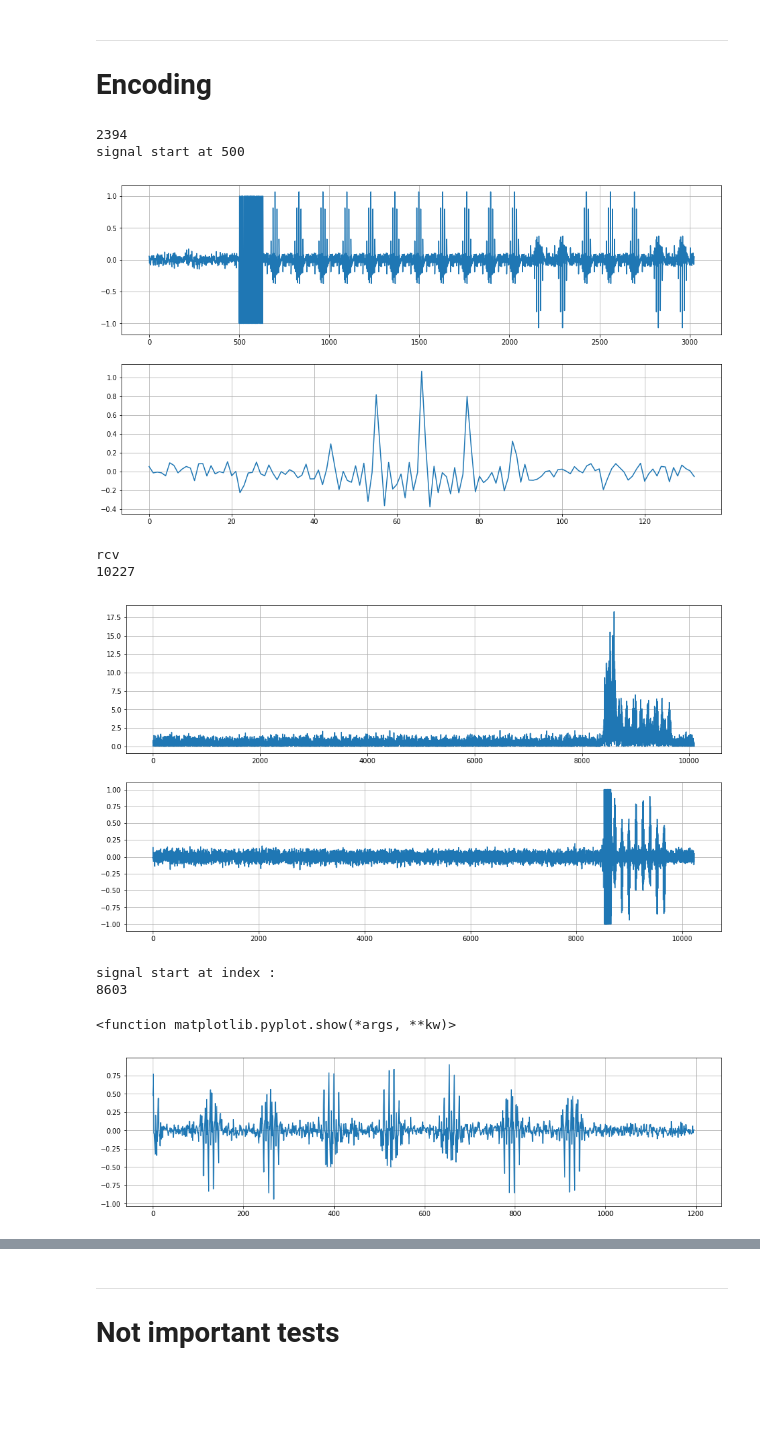
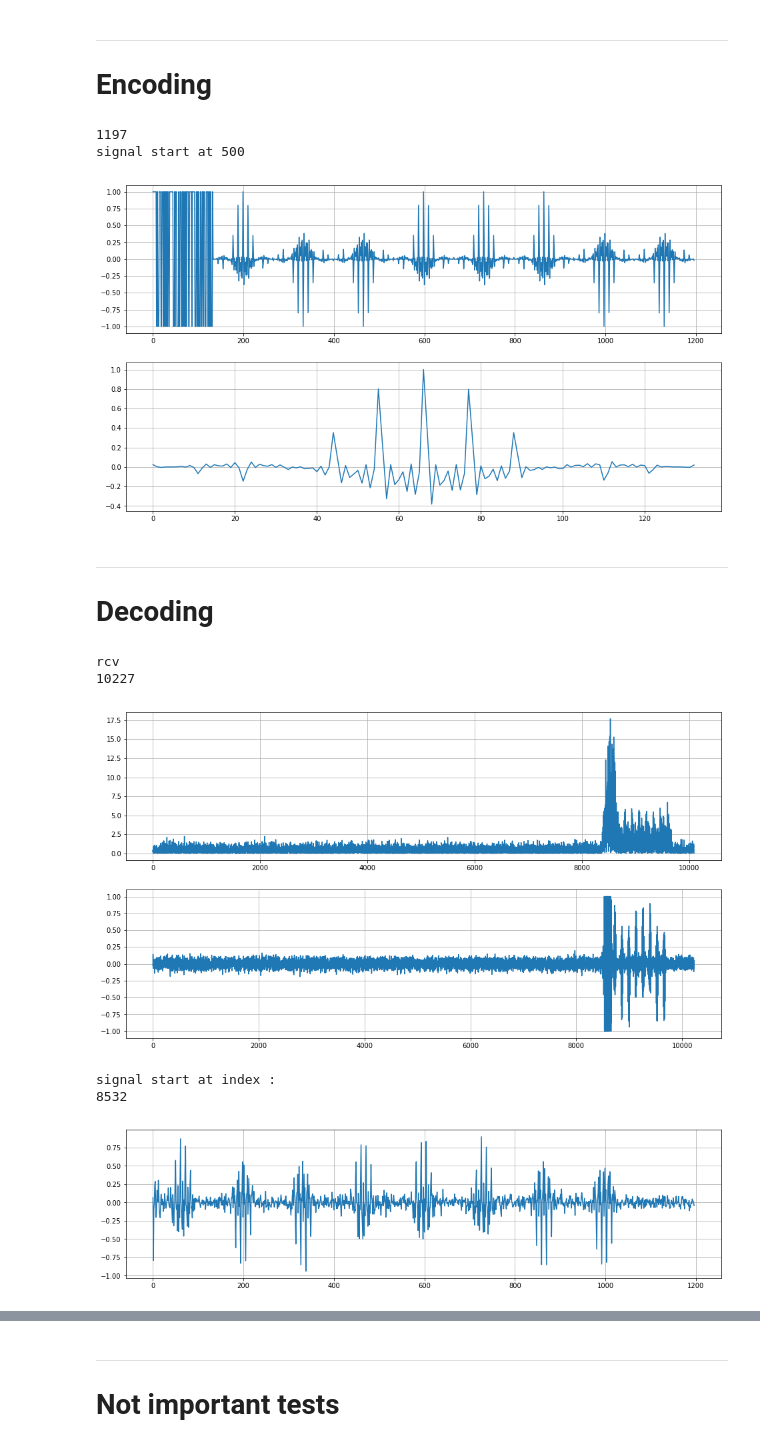
Before and after one commit to Dreyvor/Project_PDC, a Jupyter notebook: signal_conception.ipynb, the cells around one changed output, grey strips where cells are left out. Cells and saved outputs as stored; diff of their text form; code cells hidden in the pictures; blank space fills up the shorter version.

Commit message:
CLAPS and SIGNAL TO SEND added + refactor code

```diff
--- a/signal_conception.ipynb
+++ b/signal_conception.ipynb
@@ -259,41 +248,40 @@ def encode(list_codewords, signal):
+# %%
+#Reload clap
+clap_start = np.loadtxt("clap_start.txt")
 # %%
 code_to_send = b2c.f(tb.text_to_bits('c'))
-code_to_send_with_clap = []
-for i in range(len(code_to_send) + len(clap2)):
-    if(i < len(clap2)):
-        code_to_send_with_clap.append(clap2[i])
-    else:
-        code_to_send_with_clap.append(code_to_send[i - len(clap2)])
+#code_to_send_with_clap = []
+#for i in range(len(code_to_send) + len(clap2)):
+#    if(i < len(clap2)):
+#        code_to_send_with_clap.append(clap2[i])
+#    else:
+#        code_to_send_with_clap.append(code_to_send[i - len(clap2)])
 
-signal_test = encode(code_to_send_with_clap, y_to_send)
-print(len(signal_test))
-
-signal_with_clap = []
-for i in range(len(signal_test) + len(clap)):
-    if(i < len(clap)):
-        signal_with_clap.append(clap[i])
-    else:
-        signal_with_clap.append(signal_test[i-len(clap)])
+signal_to_send = encode(code_to_send, y_to_send)
+print(len(signal_to_send))
 
 signal_test_test = [] #with added noise at the beginning -> use clap
 addPhase = 500
-for i in range(len(signal_with_clap) + addPhase):
+for i in range(len(signal_to_send) + addPhase):
     if(i == addPhase):
         print("signal start at " + str(i))
-    if(i<addPhase):
+    if(i < addPhase):
         signal_test_test.append(np.random.normal(0,0.05, 1))
     else:
-        signal_test_test.append(signal_with_clap[i-addPhase])
+        signal_test_test.append(signal_to_send[i-addPhase])
 
 plt.figure(figsize=(16,9))
 plt.subplot(211)
-plt.plot(signal_test_test)
+plt.plot(signal_to_send)
 plt.grid()
 plt.subplot(212)
 plt.plot(y_to_send)
 plt.grid()
 plt.show()
 # %% [output]
-2394
+1197
 signal start at 500
-[figure, old version]
+[figure, new version]
+# %% [markdown]
+---
+# Decoding
@@ -332,38 +325,37 @@ def findOffset2(signal_received, signal_desired):
 def findOffset(signal_received, signal_desired):
     signal_desired_length = len(signal_desired)
     conv = np.convolve(signal_received, signal_desired)
 
     plt.figure(figsize=(16,9))
     plt.subplot(211)
     plt.plot(np.abs(conv))
     plt.grid()
     plt.subplot(212)
     plt.plot(np.abs(conv)) #np.fft.fft(conv))
     plt.grid()
     plt.show()
 
     return np.argmax(np.abs(conv)) - signal_desired_length + 1
 
 #clap_codeword = textToCodewords(clap)
-clap_encoded = encode(clap, y_to_send)
-offset = findOffset2(received, clap)
+clap_encoded = encode(clap_start, y_to_send)
+offset = findOffset2(received, clap_start)
 print("signal start at index : ")
 print(offset)
 
 resized = []
 for i in range(1197):
-    resized.append(received[offset + i + len(clap)])
+    resized.append(received[offset + i + len(clap_start)])
 
 plt.figure(figsize=(16,9))
 plt.subplot(211)
 plt.plot(resized)
 plt.grid()
-plt.show
+plt.show()
 # %% [output]
 rcv
 10227
-[figure, old version]
+[figure, new version]
 signal start at index :
-8603
+8532
-<function matplotlib.pyplot.show(*args, **kw)>
-[figure, old version]
+[figure, new version]
```
Also changed, not shown: parts of 15 cells of this notebook, 3 other files.
